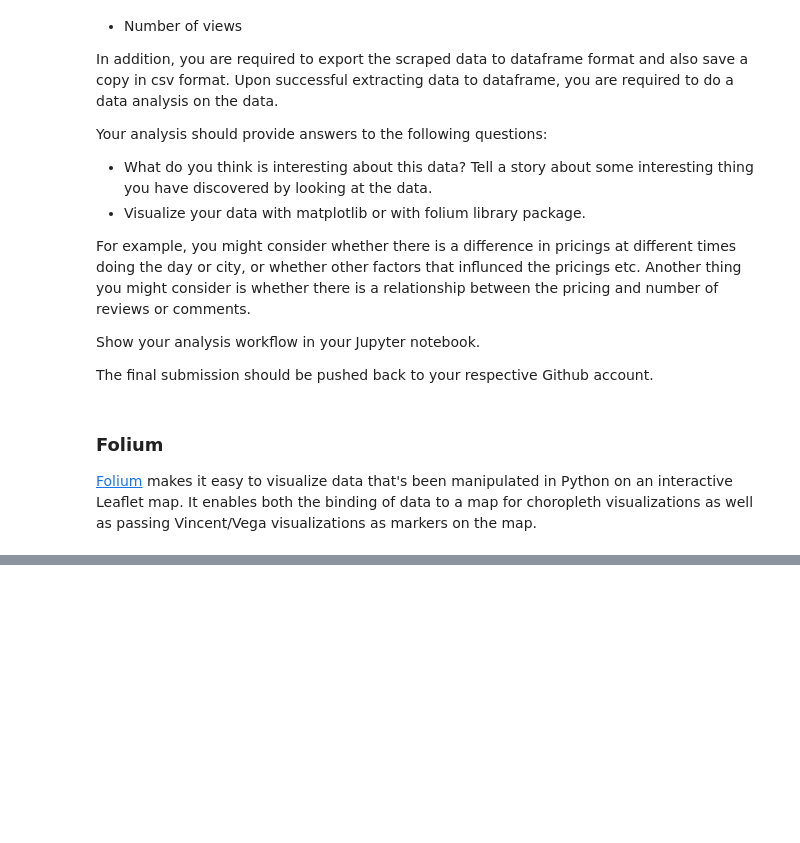
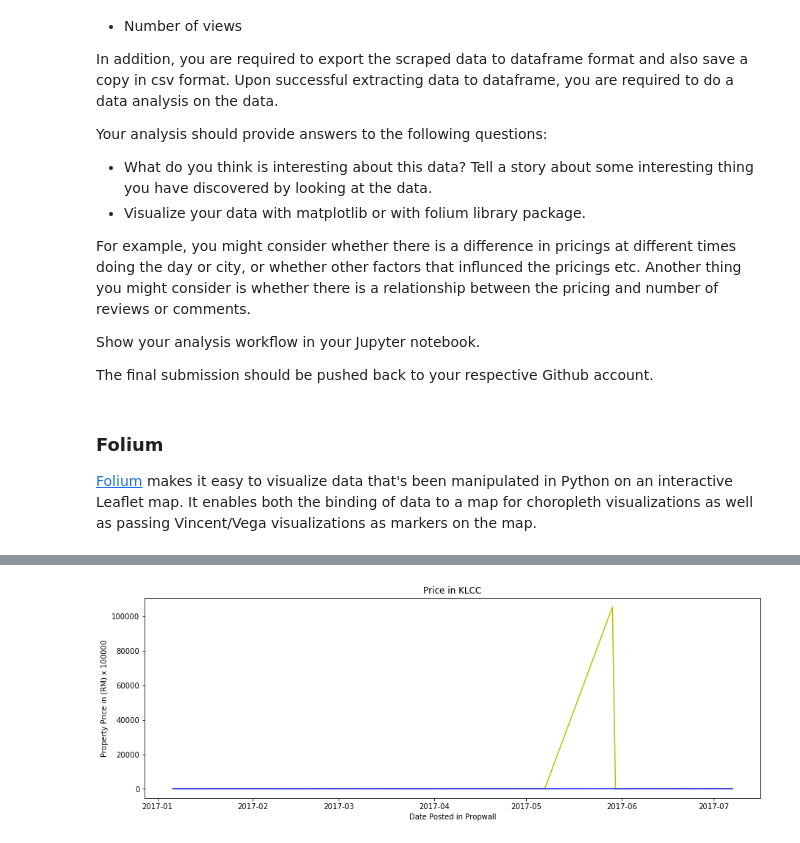
Before and after one commit to jasonphoon/EDS-Assignment3, a Jupyter notebook: Assignment3.ipynb, the cells around one changed output, grey strips where cells are left out. Drawn from its saved outputs; the diff is of its cells as text; code cells hidden in the pictures; blank space fills up the shorter version.

```diff
--- a/Assignment3.ipynb
+++ b/Assignment3.ipynb
@@ -100,0 +248,11 @@ df.to_csv('output.csv', index=False)
+# %%
+plt.figure(figsize=(15,5))
+plt.plot(klcc_high.index, klcc_high.total_price, color='y')
+plt.plot(klcc_low.index, klcc_low.total_price, color='b')
+plt.ylabel('Property Price in (RM) x 100000')
+plt.xlabel('Date Posted in Propwall')
+plt.title('Price in KLCC')
+
+plt.show()
+# %% [output]
+[figure, added]
```
Also changed, not shown: parts of 9 cells of this notebook, 1 other file.
